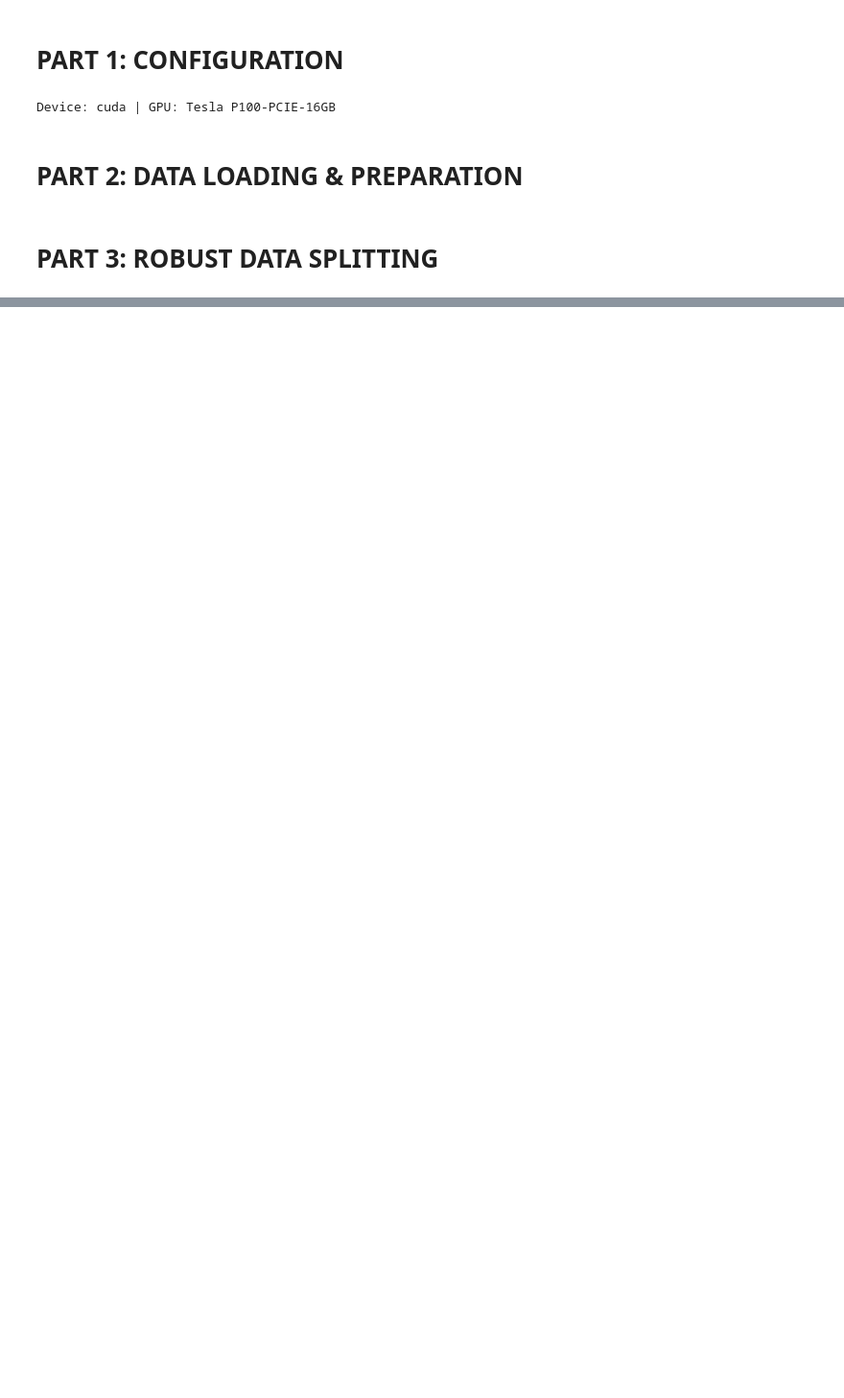
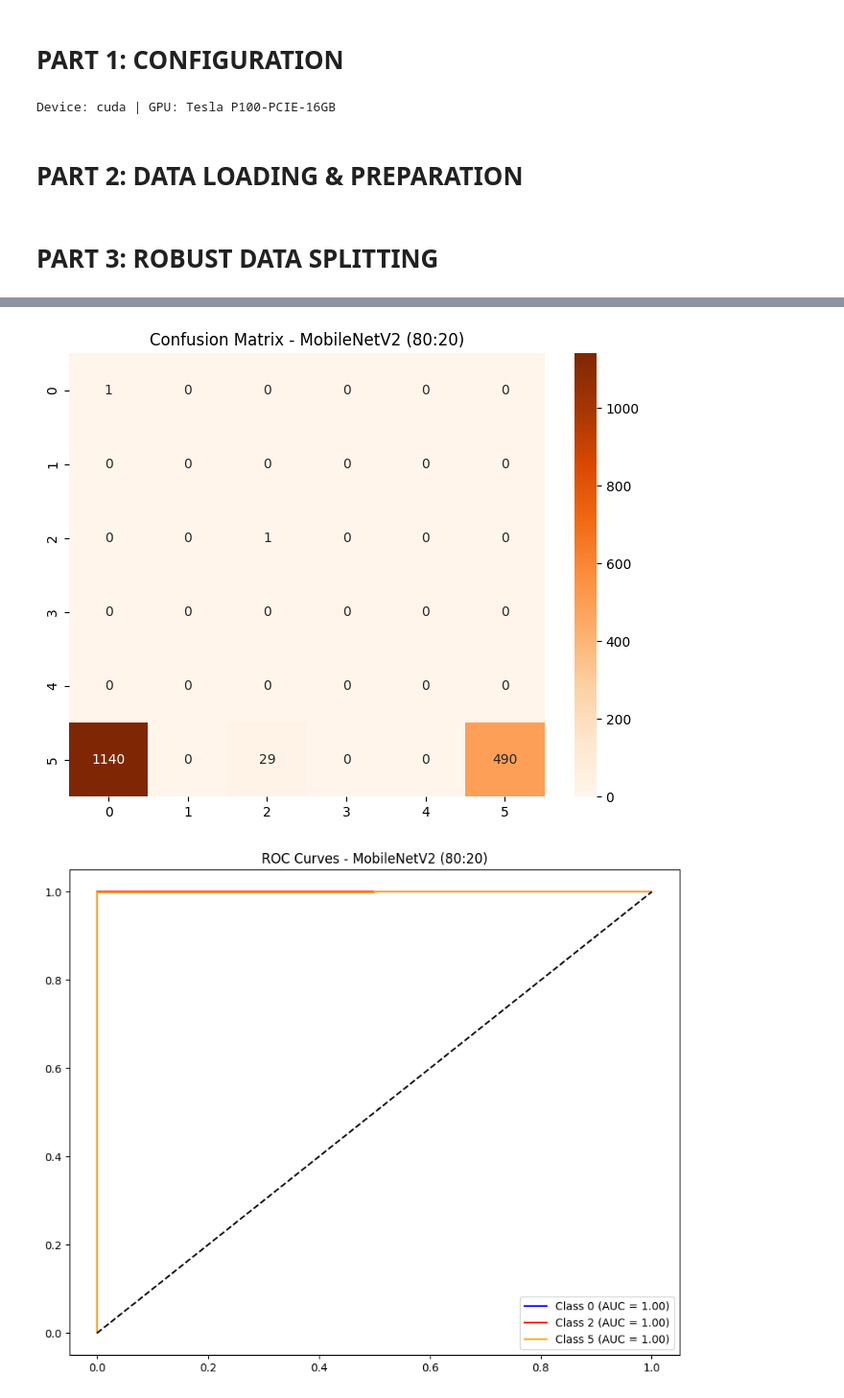
Before and after one commit to Shovon198915/CSE475, a Jupyter notebook: Project_Code/Task2/mobilenetv2/mobilenetv2-80-20-split.ipynb, the cells around one changed output, grey strips where cells are left out. Shown at 96% size. Cells and saved outputs as stored; diff of their text form; code cells hidden in the pictures; blank space fills up the shorter version.

Commit message:
Model Training && INFERENCE & VALIDATED EVALUATION

```diff
--- a/Project_Code/Task2/mobilenetv2/mobilenetv2-80-20-split.ipynb
+++ b/Project_Code/Task2/mobilenetv2/mobilenetv2-80-20-split.ipynb
@@ -107,0 +110,13 @@ train_df = train_df[~train_df.iloc[:, 0].isin(test_df.iloc[:, 0])]
+# %%
+train_counts = train_df.iloc[:, 1].value_counts().to_dict()
+class_weights_dict = {i: 1.0 / train_counts.get(i, 1e-6) for i in range(6)}
+sample_weights = [class_weights_dict[label] for label in train_df.iloc[:, 1]]
+
+sampler = torch.utils.data.WeightedRandomSampler(
+    weights=sample_weights,
+    num_samples=len(sample_weights),
+    replacement=True
+)
+
+train_loader = DataLoader(PM25Dataset(train_df, train_transform), batch_size=BATCH_SIZE, sampler=sampler, num_workers=2)
+test_loader = DataLoader(PM25Dataset(test_df, test_transform), batch_size=BATCH_SIZE, num_workers=2)
@@ -107,0 +153,64 @@ train_df = train_df[~train_df.iloc[:, 0].isin(test_df.iloc[:, 0])]
+# %%
+model.eval()
+y_true, y_pred, y_probs = [], [], []
+start_test_wall = time.time()
+
+with torch.no_grad():
+    for imgs, lbls in test_loader:
+        imgs, lbls = imgs.to(device), lbls.to(device)
+        outputs = model(imgs)
+        probs = F.softmax(outputs, dim=1)
+        y_true.extend(lbls.cpu().numpy())
+        y_pred.extend(outputs.argmax(1).cpu().numpy())
+        y_probs.extend(probs.cpu().numpy())
+test_wall_time = time.time() - start_test_wall
+
+# Robust Metrics
+all_classes = [0, 1, 2, 3, 4, 5]
+acc = accuracy_score(y_true, y_pred)
+bal_acc = balanced_accuracy_score(y_true, y_pred) # THE HONEST METRIC
+prec, rec, f1, _ = precision_recall_fscore_support(y_true, y_pred, average='macro', zero_division=0)
+
+y_true_np = np.array(y_true)
+y_probs_np = np.array(y_probs)
+actual_classes_in_test = np.unique(y_true_np)
+
+if len(actual_classes_in_test) > 1:
+    auc_score = roc_auc_score(label_binarize(y_true_np, classes=all_classes), y_probs_np, multi_class='ovr', average='macro')
+else:
+    auc_score = 0.0
+
+print(f"\n--- {MODEL_NAME} {RATIO_LABEL} Final Validated Results ---")
+print(f"Accuracy: {acc:.4f} | Balanced Accuracy: {bal_acc:.4f}")
+print(f"F1-Score: {f1:.4f} | ROC-AUC: {auc_score:.4f}")
+print(f"Complexity: {macs} | Wall Time: Train {train_wall_time:.2f}s")
+
+# ==========================================
+# PART 7: VISUALIZATION
+# ==========================================
+cm = confusion_matrix(y_true, y_pred, labels=all_classes)
+plt.figure(figsize=(8,6))
+sns.heatmap(cm, annot=True, fmt='d', cmap='Oranges', xticklabels=all_classes, yticklabels=all_classes)
+plt.title(f"Confusion Matrix - {MODEL_NAME} ({RATIO_LABEL})")
+plt.show()
+
+# Multi-class ROC Curve
+y_true_bin = label_binarize(y_true, classes=all_classes)
+plt.figure(figsize=(10,8))
+colors = ['blue', 'green', 'red', 'cyan', 'magenta', 'orange']
+for i, color in zip(range(len(all_classes)), colors):
+    if np.sum(y_true_bin[:, i]) > 0:
+        fpr, tpr, _ = roc_curve(y_true_bin[:, i], y_probs_np[:, i])
+        plt.plot(fpr, tpr, color=color, label=f'Class {i} (AUC = {auc(fpr, tpr):.2f})')
+plt.plot([0,1], [0,1], 'k--')
+plt.title(f"ROC Curves - {MODEL_NAME} ({RATIO_LABEL})")
+plt.legend(loc="lower right")
+plt.show()
+
+# SAVE CSV
+res_df = pd.DataFrame([{
+    "Model": MODEL_NAME, "Split": RATIO_LABEL, "Accuracy": acc, "Balanced_Acc": bal_acc,
+    "F1": f1, "AUC": auc_score, "TrainTime": train_wall_time, "GFLOPs": macs
+}])
+res_df.to_csv(f"results_{MODEL_NAME}_{RATIO_LABEL.replace(':','_')}.csv", index=False)
+# %% [output]
@@ -107,0 +221,2 @@ train_df = train_df[~train_df.iloc[:, 0].isin(test_df.iloc[:, 0])]
+[figure, added]
+[figure, added]
```
Also changed, not shown: parts of 5 cells of this notebook.
